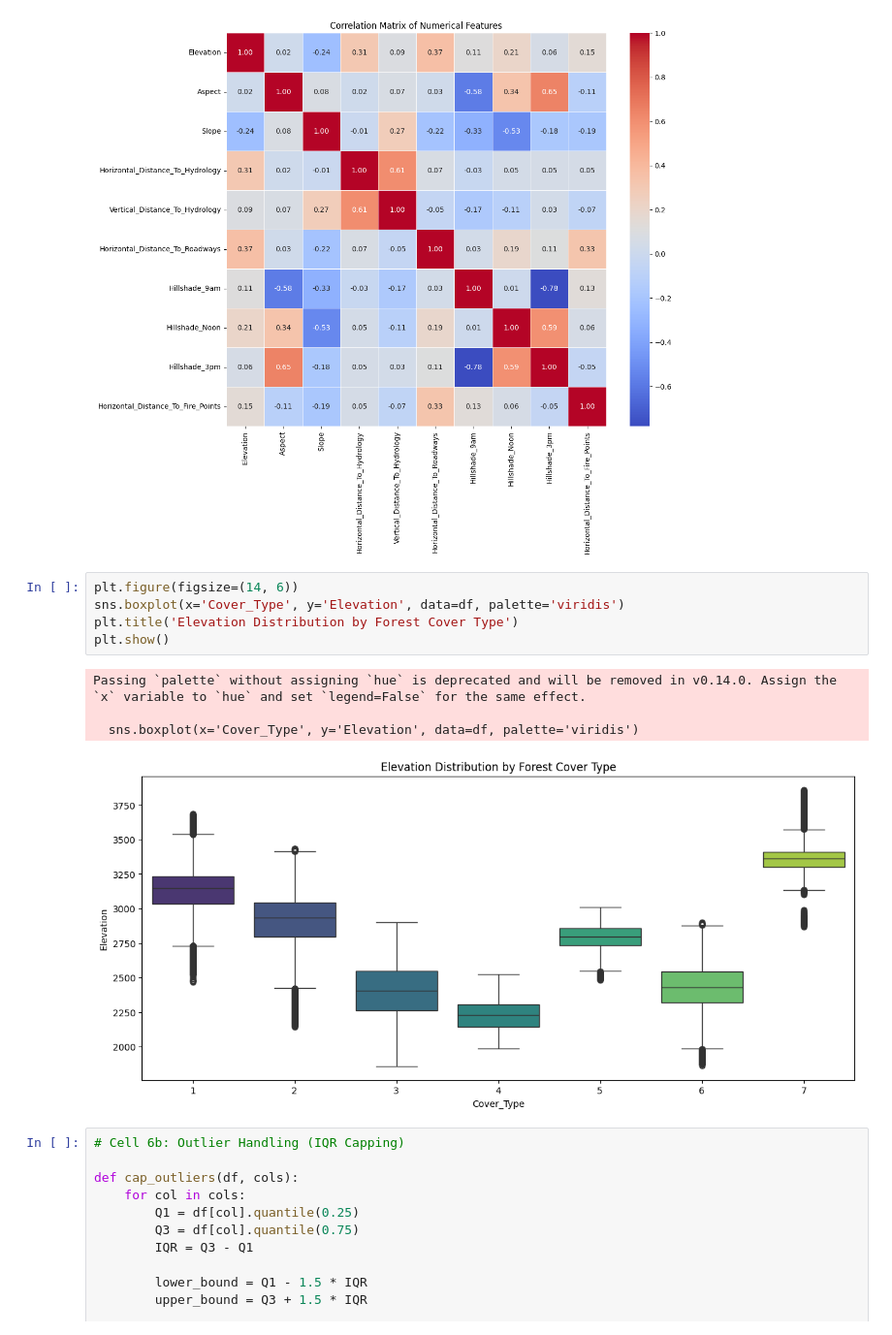
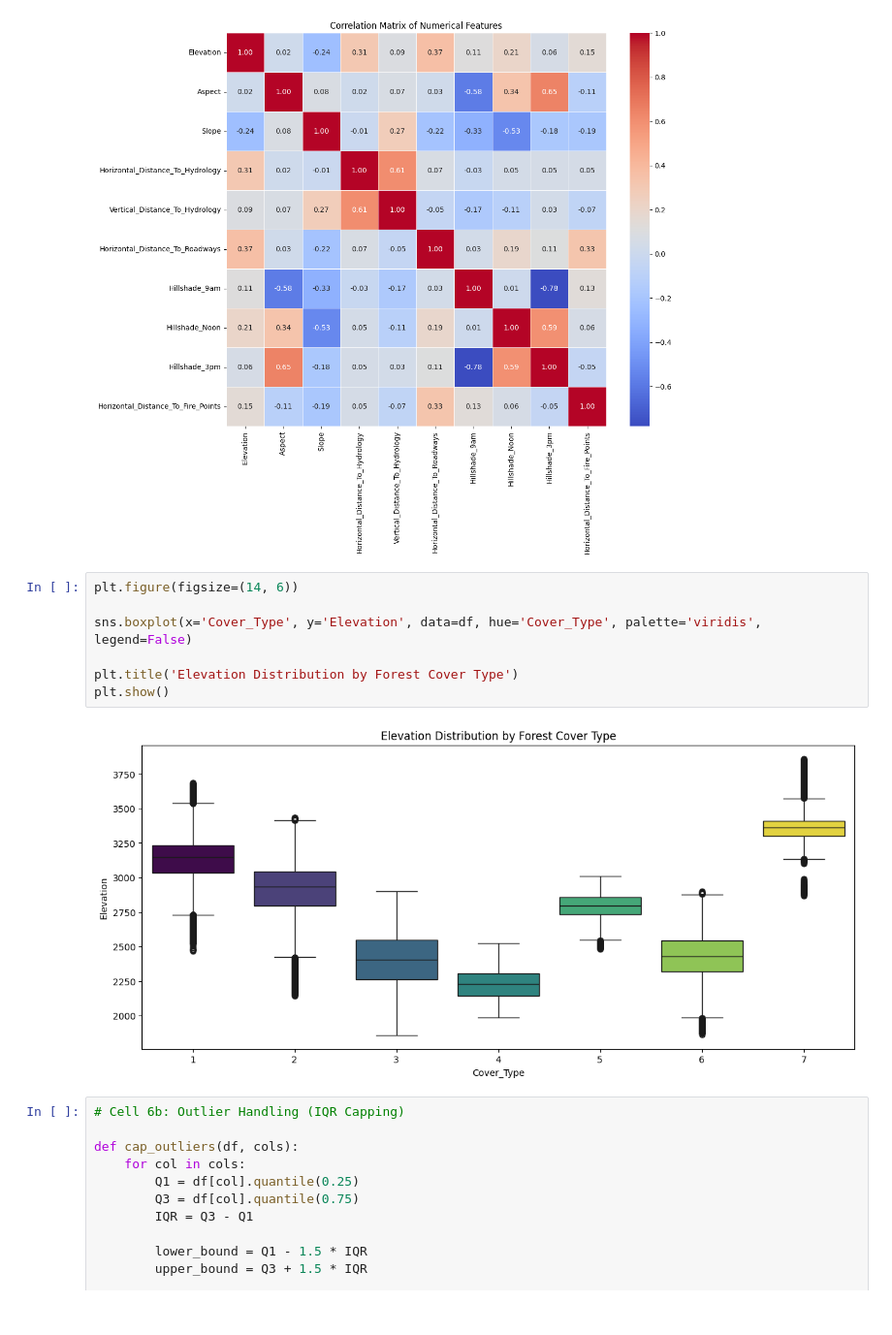
Before and after one commit to Aditya01237/Machine_Learning_2, a Jupyter notebook: Forest_Cover_Type_Dataset.ipynb, the cells around one changed output. Shown at 97% size. Drawn from its saved outputs; the diff is of its cells as text.

```diff
--- a/Forest_Cover_Type_Dataset.ipynb
+++ b/Forest_Cover_Type_Dataset.ipynb
@@ -149,14 +149,13 @@ plt.show()
 [figure]
 # %%
 plt.figure(figsize=(14, 6))
-sns.boxplot(x='Cover_Type', y='Elevation', data=df, palette='viridis')
+
+sns.boxplot(x='Cover_Type', y='Elevation', data=df, hue='Cover_Type', palette='viridis', legend=False)
+
 plt.title('Elevation Distribution by Forest Cover Type')
 plt.show()
 # %% [output]
-Passing `palette` without assigning `hue` is deprecated and will be removed in v0.14.0. Assign the `x` variable to `hue` and set `legend=False` for the same effect.
-
-  sns.boxplot(x='Cover_Type', y='Elevation', data=df, palette='viridis')
-[figure, old version]
+[figure, new version]
 # %%
 # Cell 6b: Outlier Handling (IQR Capping)
 
```
Also changed, not shown: parts of 6 cells of this notebook.
